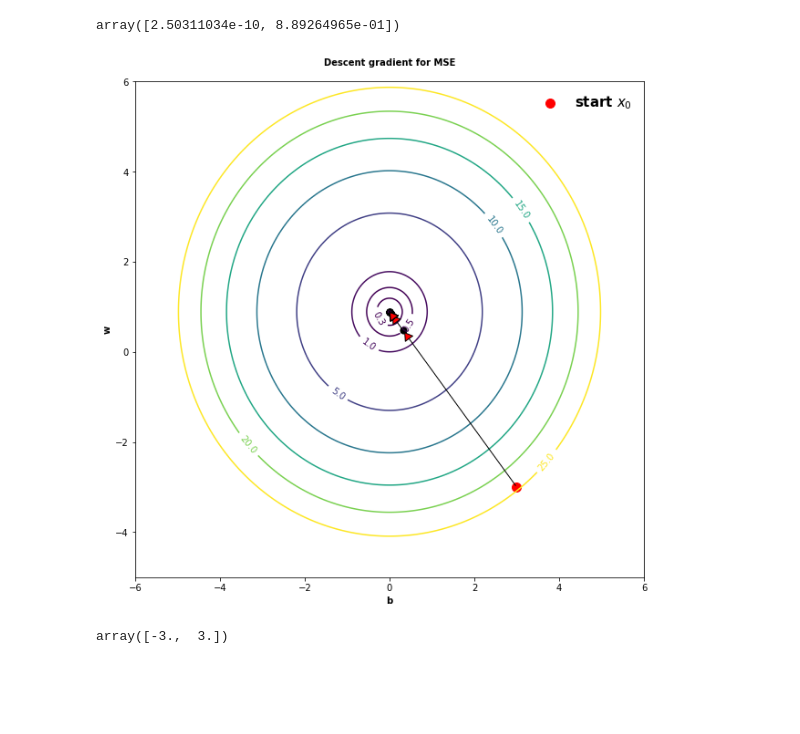
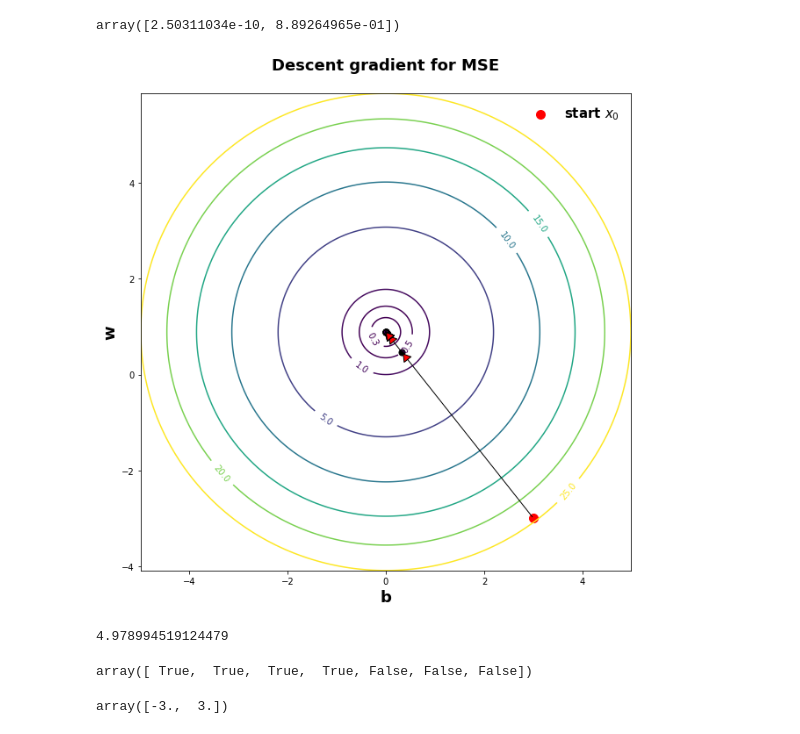
Before and after one commit to hplbrayan/Un-Curso-de-Deep-Learning, a Jupyter notebook: 02_intro_Keras_actf_backp/N2_actf_lf_op_bp.ipynb, the cells around one changed output. Cells and saved outputs as stored; diff of their text form; code cells hidden in the pictures; blank space fills up the shorter version.

```diff
--- a/02_intro_Keras_actf_backp/N2_actf_lf_op_bp.ipynb
+++ b/02_intro_Keras_actf_backp/N2_actf_lf_op_bp.ipynb
@@ -2466,35 +2466,45 @@ MSE_ = np.array(MSE_).reshape(n1, n2)
 
 #"""
 fig, ax = plt.subplots(figsize=(10,10))
 
 cs = ax.contour(b, w, MSE_, [0.21, 0.3, 0.5, 1, 5, 10, 15, 20, 25])
 ax.clabel(cs)
 
 
 # gradiend descent
 step = 10
 ax.scatter(*gd_batch['history'][0], c="r", s=100, label="start $x_0$")
 
 for i in range(step, len(gd_batch['history']), step):
     ax.annotate(text="", xy=gd_batch['history'][i], xytext=gd_batch['history'][i-step],
                 arrowprops=dict(arrowstyle="-|>, head_width=0.5, head_length=0.8",
                                 fc="r")
                 )
 
     ax.scatter(gd_batch['history'][i,0], gd_batch['history'][i,1], c="k", s=50)
 
 
-ax.set_xlim()
+ax.set_xlim(min(cs.allsegs[-1][0][:,0]), max(cs.allsegs[-1][0][:,0]))
+ax.set_ylim(min(cs.allsegs[-1][0][:,1]), max(cs.allsegs[-1][0][:,1]))
+
 ax.set_title("Descent gradient for MSE\n", **font)
 ax.set_xlabel("b", **font)
 ax.set_ylabel("w", **font)
 
 plt.legend(frameon=False, prop=font_leg)
 plt.show()
 #"""
 print()
 # %% [output]
-[figure, old version]
+[figure, new version]
+# %%
+max(cs.allsegs[-1][0][:,0])
+# %% [output]
+4.978994519124479
+# %%
+np.array([1,2,3,4,5,6,7])<5
+# %% [output]
+array([ True,  True,  True,  True, False, False, False])
 # %%
 gd_batch['history'][0][::-1]
 # %% [output]
```
Also changed, not shown: parts of 3 cells of this notebook.
